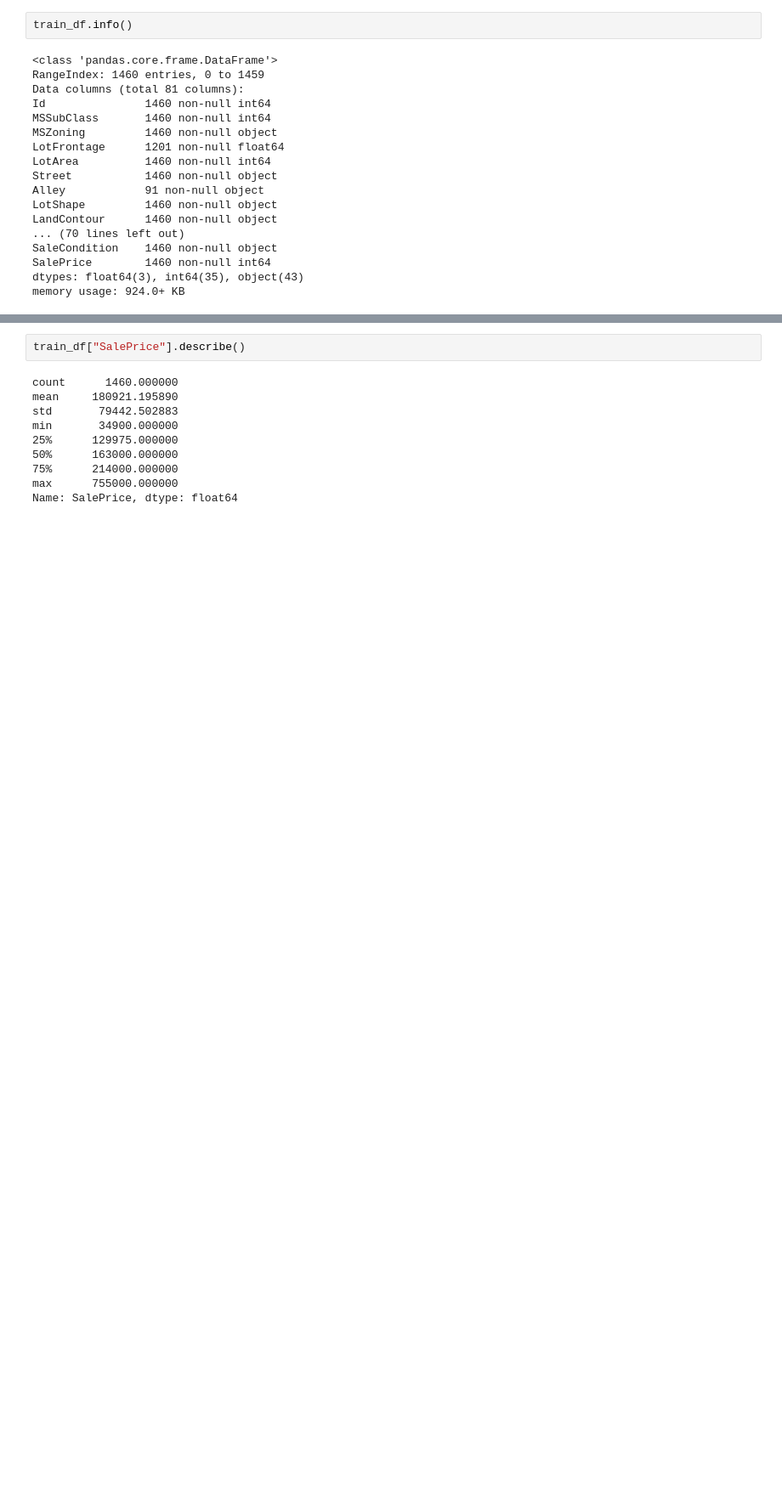
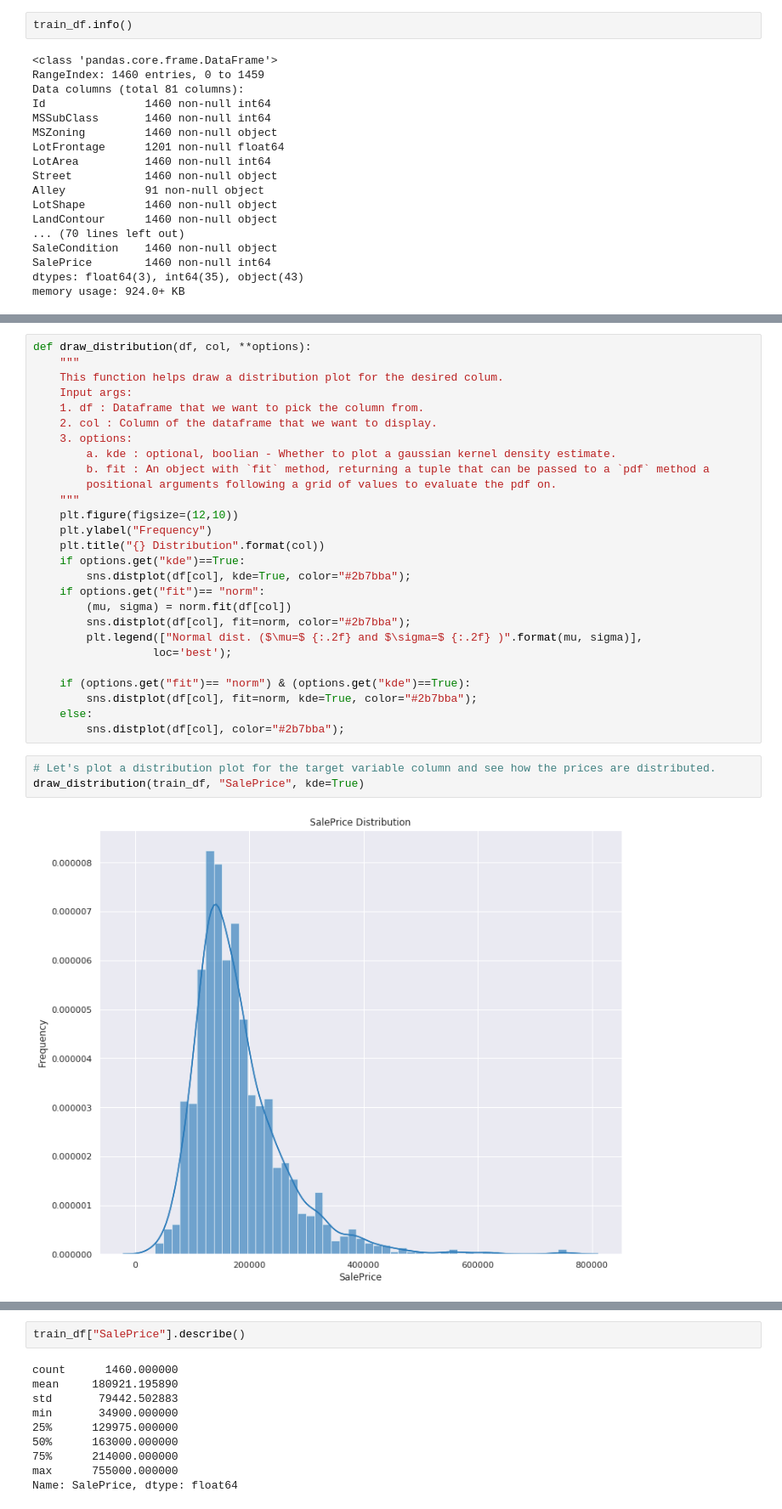
Before and after one commit to naseerfaheem/House-Prices, a Jupyter notebook: House Prices.ipynb, the cells around one changed output, grey strips where cells are left out. Shown at 85% size. Cells and saved outputs as stored; diff of their text form; blank space fills up the shorter version.

```diff
--- a/House Prices.ipynb
+++ b/House Prices.ipynb
@@ -113,0 +117,32 @@ sns.displot(train_df["SalePrice"], kde=True);
+# %%
+def draw_distribution(df, col, **options):
+    """
+    This function helps draw a distribution plot for the desired colum.
+    Input args:
+    1. df : Dataframe that we want to pick the column from.
+    2. col : Column of the dataframe that we want to display.
+    3. options:
+        a. kde : optional, boolian - Whether to plot a gaussian kernel density estimate.
+        b. fit : An object with `fit` method, returning a tuple that can be passed to a `pdf` method a
+        positional arguments following a grid of values to evaluate the pdf on.
+    """
+    plt.figure(figsize=(12,10))
+    plt.ylabel("Frequency")
+    plt.title("{} Distribution".format(col))
+    if options.get("kde")==True:
+        sns.distplot(df[col], kde=True, color="#2b7bba");
+    if options.get("fit")== "norm":
+        (mu, sigma) = norm.fit(df[col])
+        sns.distplot(df[col], fit=norm, color="#2b7bba");
+        plt.legend(["Normal dist. ($\mu=$ {:.2f} and $\sigma=$ {:.2f} )".format(mu, sigma)],
+                  loc='best');
+
+    if (options.get("fit")== "norm") & (options.get("kde")==True):
+        sns.distplot(df[col], fit=norm, kde=True, color="#2b7bba");
+    else:
+        sns.distplot(df[col], color="#2b7bba");
+# %%
+# Let's plot a distribution plot for the target variable column and see how the prices are distributed.
+draw_distribution(train_df, "SalePrice", kde=True)
+# %% [output]
+[figure, added]
```
Also changed, not shown: parts of 50 cells of this notebook.
